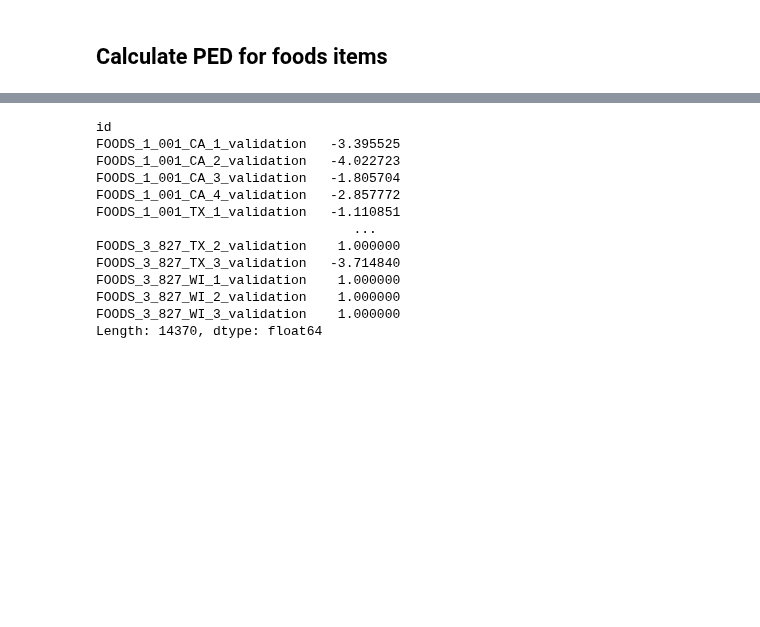
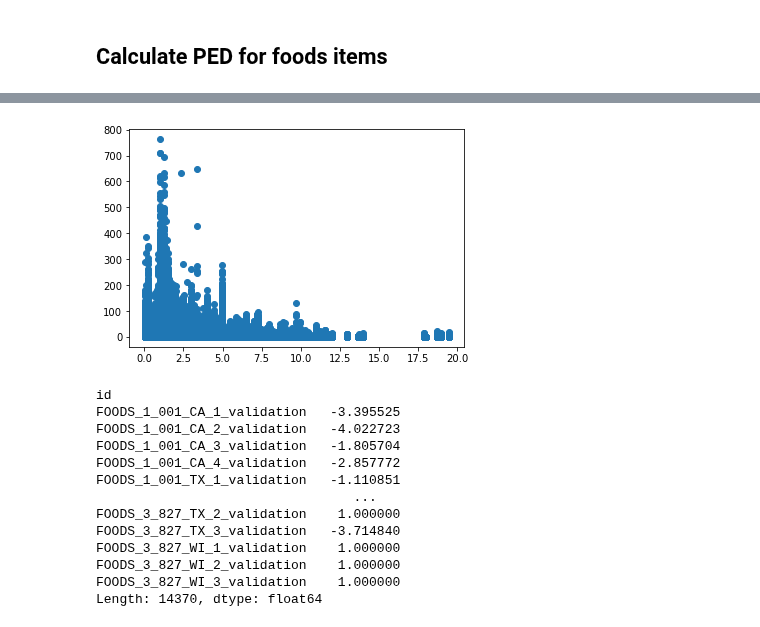
Before and after one commit to aaronmonash24/FYP, a Jupyter notebook: Data Analysis/PED.ipynb, the cells around one changed output, grey strips where cells are left out. Drawn from its saved outputs; the diff is of its cells as text; code cells hidden in the pictures; blank space fills up the shorter version.

Commit message:
calculate PED of food on different hierarchy

```diff
--- a/Data Analysis/PED.ipynb
+++ b/Data Analysis/PED.ipynb
@@ -162,10 +147,8 @@ hobbies_ped.to_csv('hobbies_ped.csv')
 # %% [markdown]
 ## Calculate PED for foods items
 # %%
-foods_df = pd.read_csv('final_sell_calendar_foods2.csv')
+foods_df = pd.read_csv('foods_df.csv')
 # %%
 foods_df =foods_df.drop(foods_df.columns[0],axis=1)
 # %%
-foods_df_2 = foods_df.dropna()
+foods_df_2 = foods_df.dropna(subset = ['sell_price'])
-# %%
-foods_df_2.reset_index(inplace= True, drop = True)
@@ -192 +165,8 @@ na
+# %%
+# We can see the distribution of price and quantity
+# when price is low, quantity sold is higher
+plt.scatter(foods_df_2['sell_price'],foods_df_2['sold'])
+plt.show()
+# %% [output]
+[figure, added]
 # %%
```
Also changed, not shown: parts of 26 cells of this notebook.
